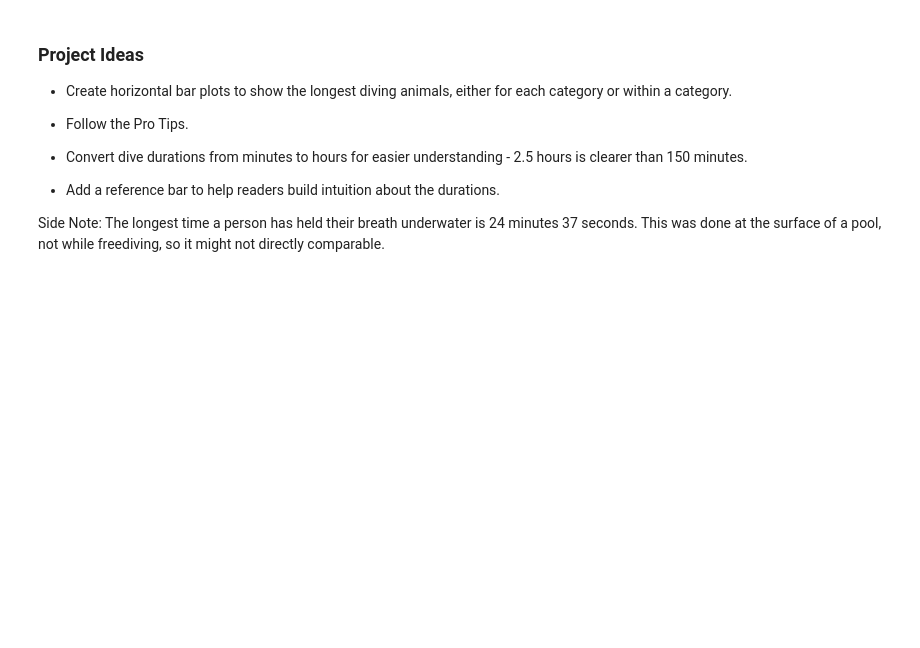
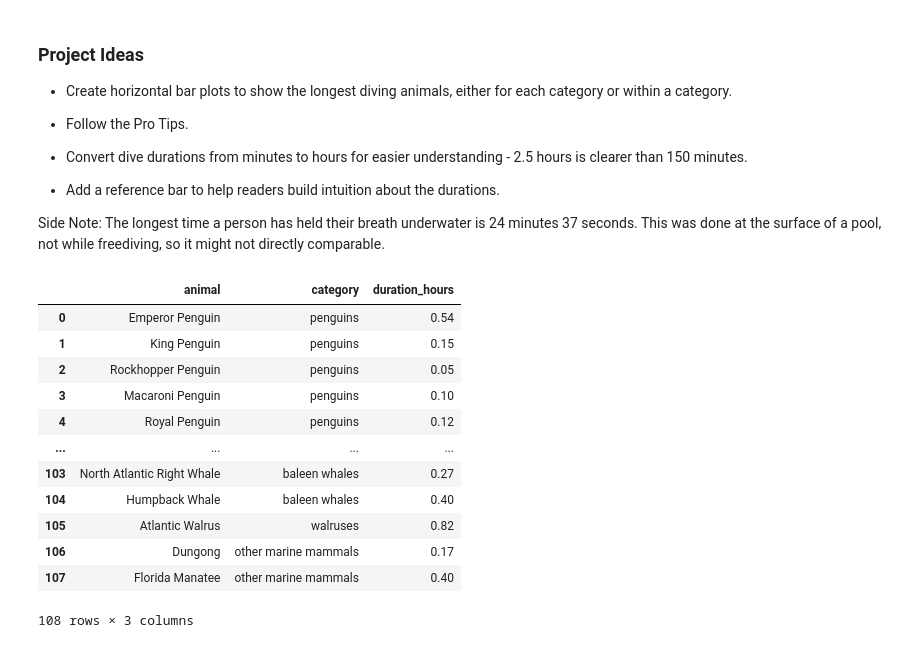
Before and after one commit to ojeduard/Data-Science-Essentials, a Jupyter notebook: Data_Visualization/Ended_Projects/longest-divers-project/longest-diving-animals.ipynb, the cells around one changed output. Cells and saved outputs as stored; diff of their text form; code cells hidden in the pictures; blank space fills up the shorter version.

```diff
--- a/Data_Visualization/Ended_Projects/longest-divers-project/longest-diving-animals.ipynb
+++ b/Data_Visualization/Ended_Projects/longest-divers-project/longest-diving-animals.ipynb
@@ -37,3 +37,20 @@ df.head()
 Side Note: The longest time a person has held their breath underwater is 24 minutes 37 seconds. This was done at the surface of a pool, not while freediving, so it might not directly comparable.
 # %%
 # YOUR CODE HERE (add additional cells as needed)
+df['duration'] = round(df['duration'] / 60, 2)
+df = df.rename(columns={'duration': 'duration_hours'})
+df
+# %% [output]
+|  | animal | category | duration_hours |
+| 0 | Emperor Penguin | penguins | 0.54 |
+| 1 | King Penguin | penguins | 0.15 |
+| 2 | Rockhopper Penguin | penguins | 0.05 |
+| 3 | Macaroni Penguin | penguins | 0.10 |
+| 4 | Royal Penguin | penguins | 0.12 |
+| ... | ... | ... | ... |
+| 103 | North Atlantic Right Whale | baleen whales | 0.27 |
+| 104 | Humpback Whale | baleen whales | 0.40 |
+| 105 | Atlantic Walrus | walruses | 0.82 |
+| 106 | Dungong | other marine mammals | 0.17 |
+| 107 | Florida Manatee | other marine mammals | 0.40 |
+108 rows × 3 columns
```
Also changed, not shown: parts of 3 cells of this notebook.
